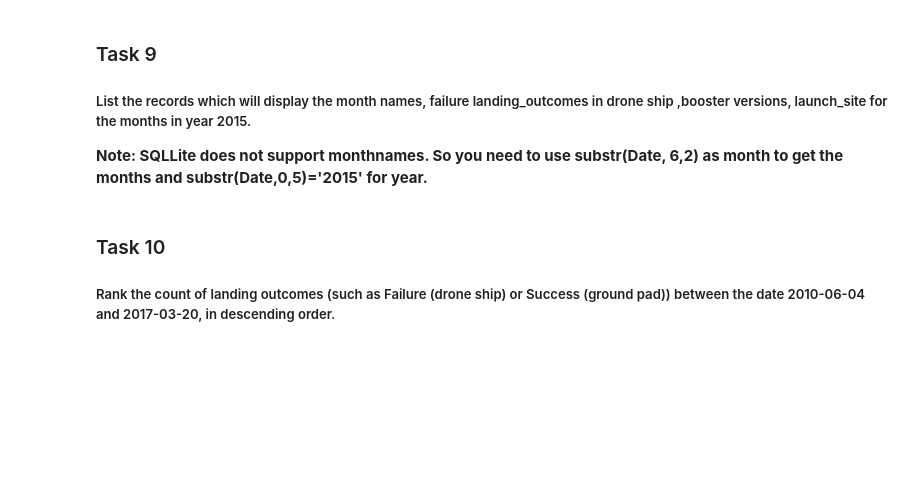
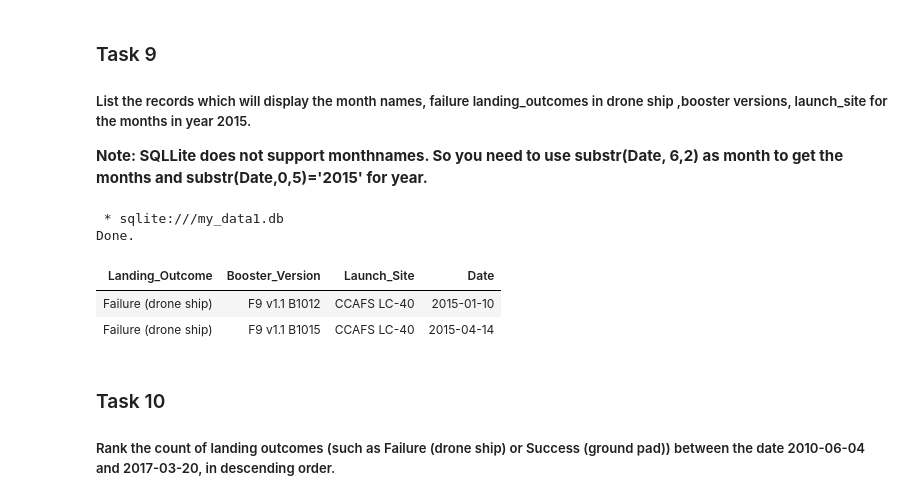
Before and after one commit to dataworld9/IBM-Data-Science-Capstone-Project-SpaceX, a Jupyter notebook: EDA with SQL.ipynb, the cells around one changed output. Saved outputs shown, nothing was run; the diff lists cells and outputs as text; code cells hidden in the pictures; blank space fills up the shorter version.

```diff
--- a/EDA with SQL.ipynb
+++ b/EDA with SQL.ipynb
@@ -276,8 +268,13 @@ WHERE PAYLOAD_MASS__KG_ = (SELECT MAX(PAYLOAD_MASS__KG_) FROM SPACEXTBL);
 
 **Note: SQLLite does not support monthnames. So you need to use  substr(Date, 6,2) as month to get the months and substr(Date,0,5)='2015' for year.**
 # %%
-%sql SELECT BOOSTER_VERSION, LAUNCH_SITE FROM SPACEXTBL WHERE DATE LIKE '2015-%' AND \
-LANDING__OUTCOME = 'Failure (drone ship)';
+%sql SELECT landing_outcome, booster_version, launch_site, DATE FROM SPACEXTBL WHERE landing_outcome LIKE '%Failure (drone ship)%' AND (DATE LIKE '2015%') ;
+# %% [output]
+ * sqlite:///my_data1.db
+Done.
+| Landing_Outcome | Booster_Version | Launch_Site | Date |
+| Failure (drone ship) | F9 v1.1 B1012 | CCAFS LC-40 | 2015-01-10 |
+| Failure (drone ship) | F9 v1.1 B1015 | CCAFS LC-40 | 2015-04-14 |
 # %% [markdown]
 ### Task 10
 
```
Also changed, not shown: parts of 25 cells of this notebook.
